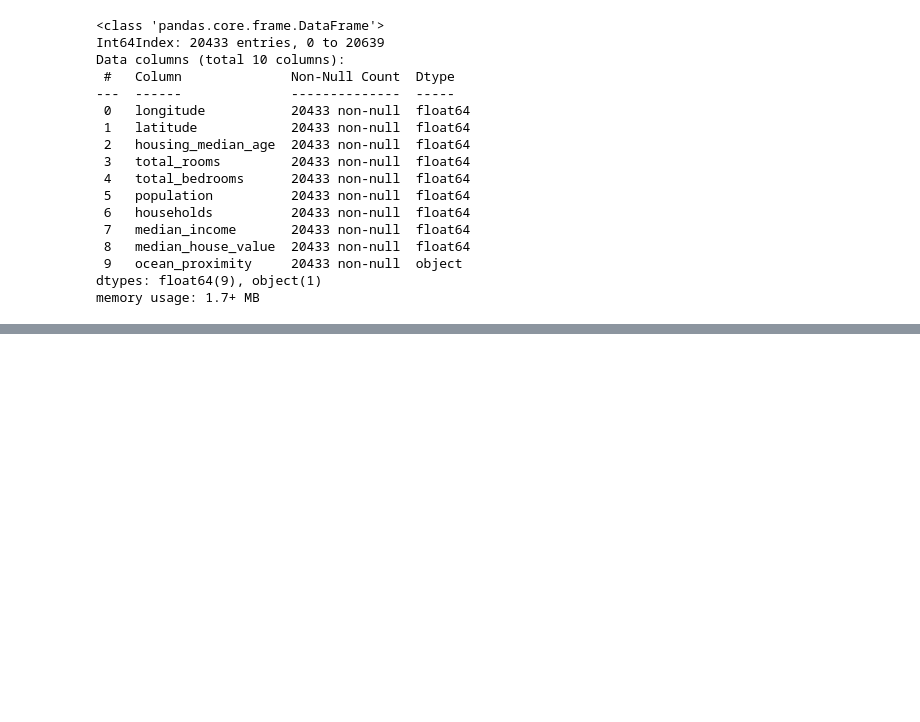
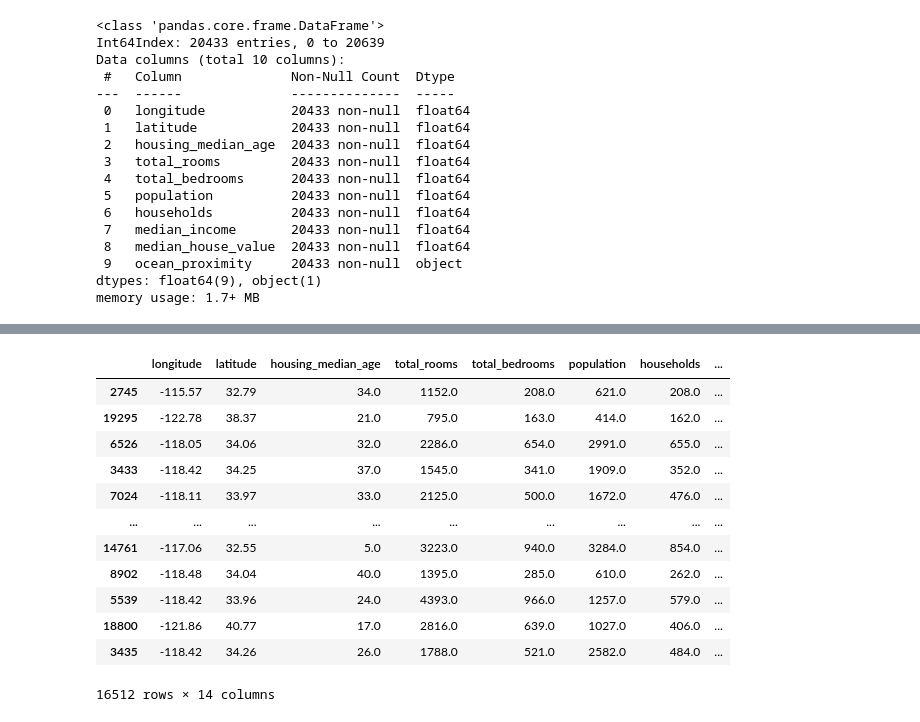
Before and after one commit to AbhishekRathore1210/Zillow-Project, a Jupyter notebook: PROJECT.ipynb, the cells around one changed output, grey strips where cells are left out. Saved outputs shown, nothing was run; the diff lists cells and outputs as text; code cells hidden in the pictures; blank space fills up the shorter version.

```diff
--- a/PROJECT.ipynb
+++ b/PROJECT.ipynb
@@ -129,0 +155,16 @@ sns.heatmap(train_data.corr(),annot=True)
+# %%
+train_data.drop(['ocean_proximity'],axis=1)
+# %% [output]
+|  | longitude | latitude | housing_median_age | total_rooms | total_bedrooms | population | households | ... |
+| 2745 | -115.57 | 32.79 | 34.0 | 1152.0 | 208.0 | 621.0 | 208.0 | ... |
+| 19295 | -122.78 | 38.37 | 21.0 | 795.0 | 163.0 | 414.0 | 162.0 | ... |
+| 6526 | -118.05 | 34.06 | 32.0 | 2286.0 | 654.0 | 2991.0 | 655.0 | ... |
+| 3433 | -118.42 | 34.25 | 37.0 | 1545.0 | 341.0 | 1909.0 | 352.0 | ... |
+| 7024 | -118.11 | 33.97 | 33.0 | 2125.0 | 500.0 | 1672.0 | 476.0 | ... |
+| ... | ... | ... | ... | ... | ... | ... | ... | ... |
+| 14761 | -117.06 | 32.55 | 5.0 | 3223.0 | 940.0 | 3284.0 | 854.0 | ... |
+| 8902 | -118.48 | 34.04 | 40.0 | 1395.0 | 285.0 | 610.0 | 262.0 | ... |
+| 5539 | -118.42 | 33.96 | 24.0 | 4393.0 | 966.0 | 1257.0 | 579.0 | ... |
+| 18800 | -121.86 | 40.77 | 17.0 | 2816.0 | 639.0 | 1027.0 | 406.0 | ... |
+| 3435 | -118.42 | 34.26 | 26.0 | 1788.0 | 521.0 | 2582.0 | 484.0 | ... |
+16512 rows × 14 columns
```
Also changed, not shown: parts of 9 cells of this notebook.
